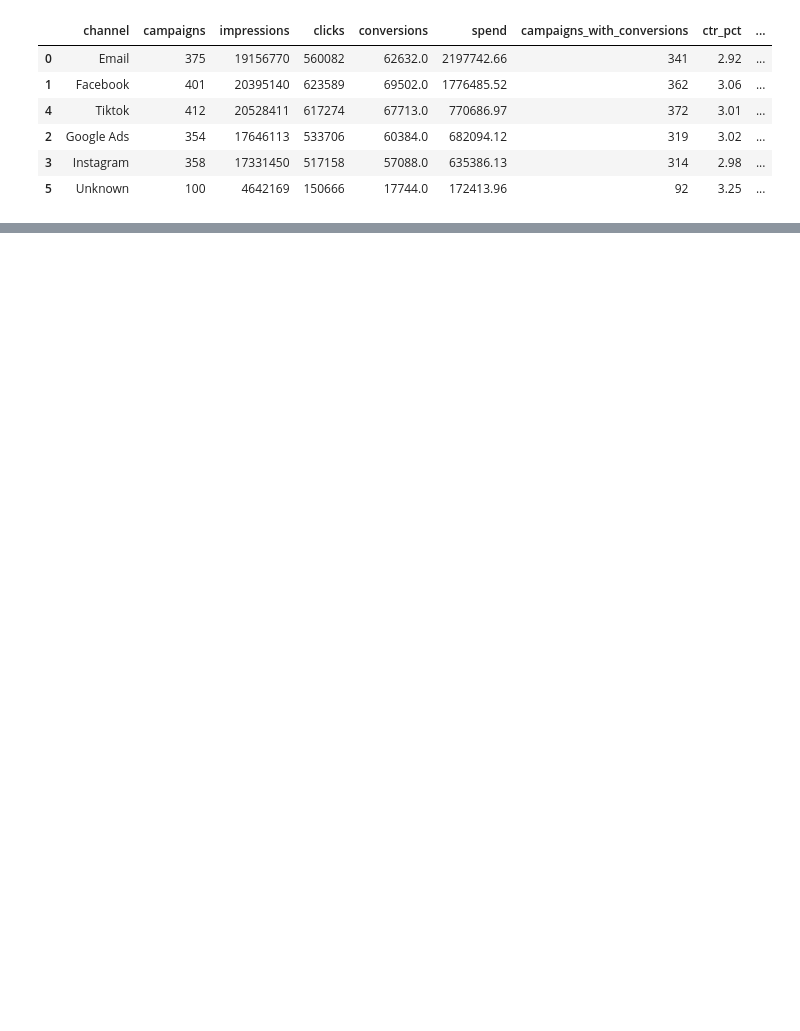
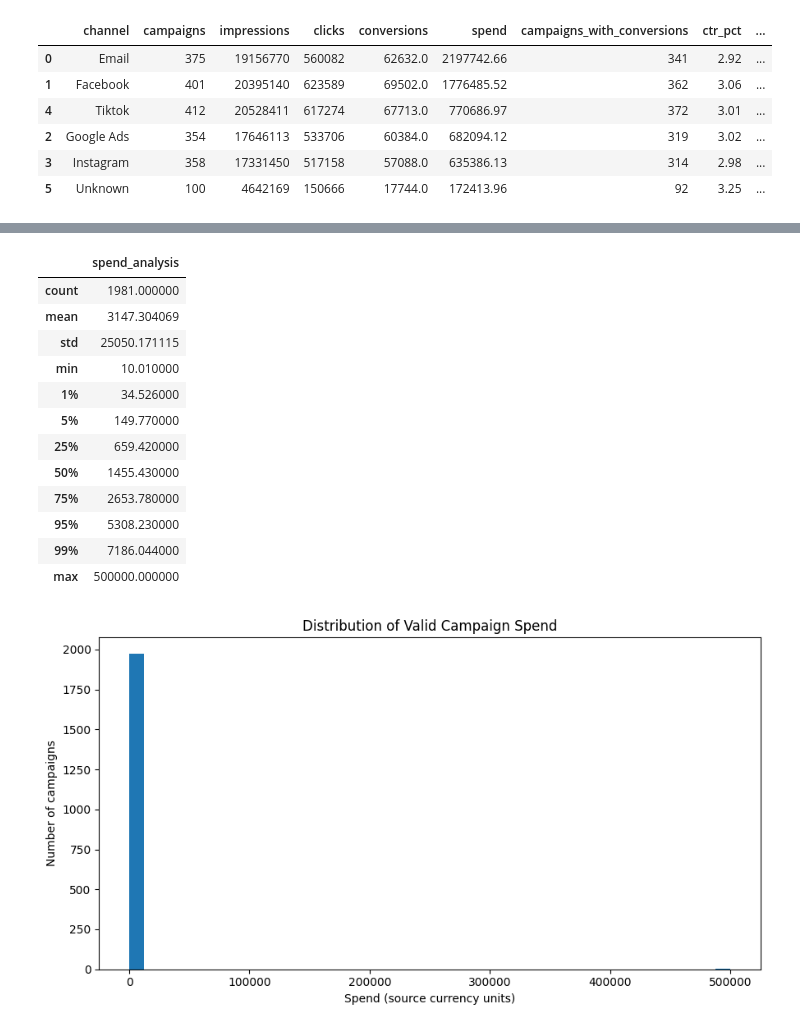
Before and after one commit to Nikita-Ravindra-Albela/Marketing-Performance-Business-Optimization---A-Data-Driven-Decision-Support-Project, a Jupyter notebook: Python/Marketing_Campaign_Cleaning.ipynb, the cells around one changed output, grey strips where cells are left out. Cells and saved outputs as stored; diff of their text form; code cells hidden in the pictures; blank space fills up the shorter version.

```diff
--- a/Python/Marketing_Campaign_Cleaning.ipynb
+++ b/Python/Marketing_Campaign_Cleaning.ipynb
@@ -579,0 +475,2 @@ df_clean["spend_clean"] = df_clean["spend"].where(
+# %%
+df_clean["invalid_date_order"] = df_clean["end_date"] < df_clean["start_date"]
@@ -1022,4 +915,0 @@ df_clean["campaign_tag_valid_flag"] = (
-# %%
-df_clean["campaign_tag"] = df_clean["campaign_tag"].replace({
-    "E-": "EM"
-})
@@ -2758,0 +2983,36 @@ display(
+# %%
+#Summary stats and distribution
+
+
+# Analyze the distribution of valid spend
+
+spend_valid = df_eda["spend_analysis"].dropna()
+
+display(
+    spend_valid.describe(
+        percentiles=[0.01, 0.05, 0.25, 0.50, 0.75, 0.95, 0.99]
+    ).to_frame("spend_analysis")
+)
+
+plt.figure(figsize=(9, 5))
+plt.hist(spend_valid, bins=40)
+plt.title("Distribution of Valid Campaign Spend")
+plt.xlabel("Spend (source currency units)")
+plt.ylabel("Number of campaigns")
+plt.tight_layout()
+plt.show()
+# %% [output]
+|  | spend_analysis |
+| count | 1981.000000 |
+| mean | 3147.304069 |
+| std | 25050.171115 |
+| min | 10.010000 |
+| 1% | 34.526000 |
+| 5% | 149.770000 |
+| 25% | 659.420000 |
+| 50% | 1455.430000 |
+| 75% | 2653.780000 |
+| 95% | 5308.230000 |
+| 99% | 7186.044000 |
+| max | 500000.000000 |
+[figure, added]
```
Also changed, not shown: parts of 54 cells of this notebook, 13 other files.
